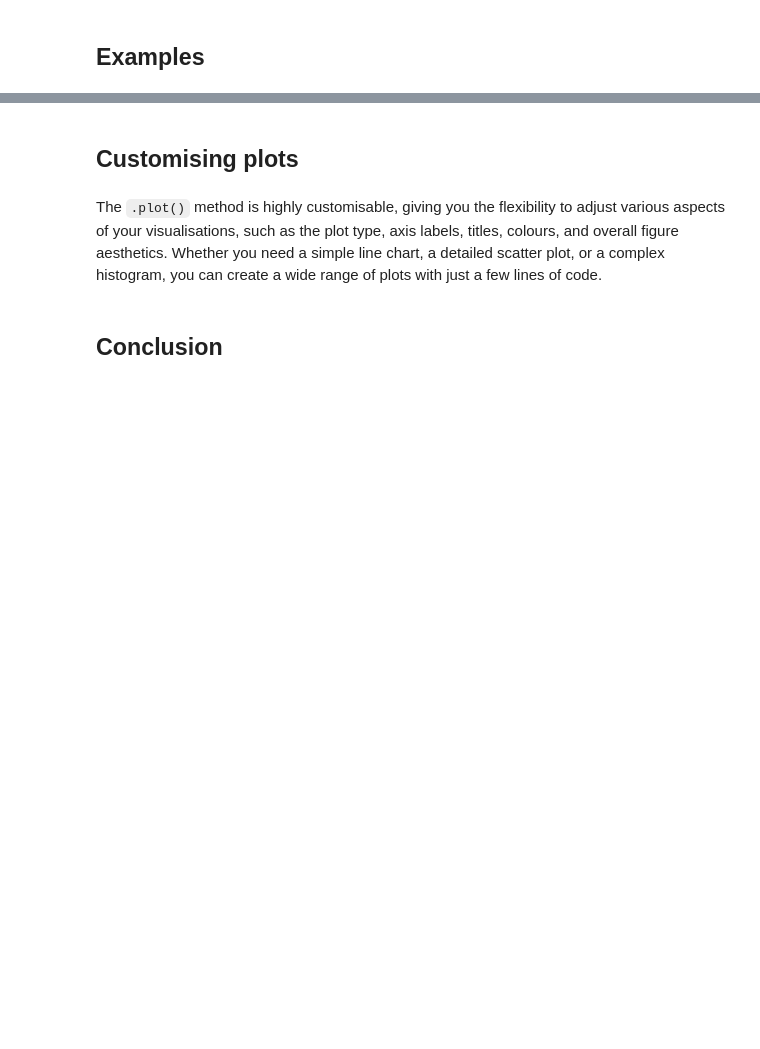
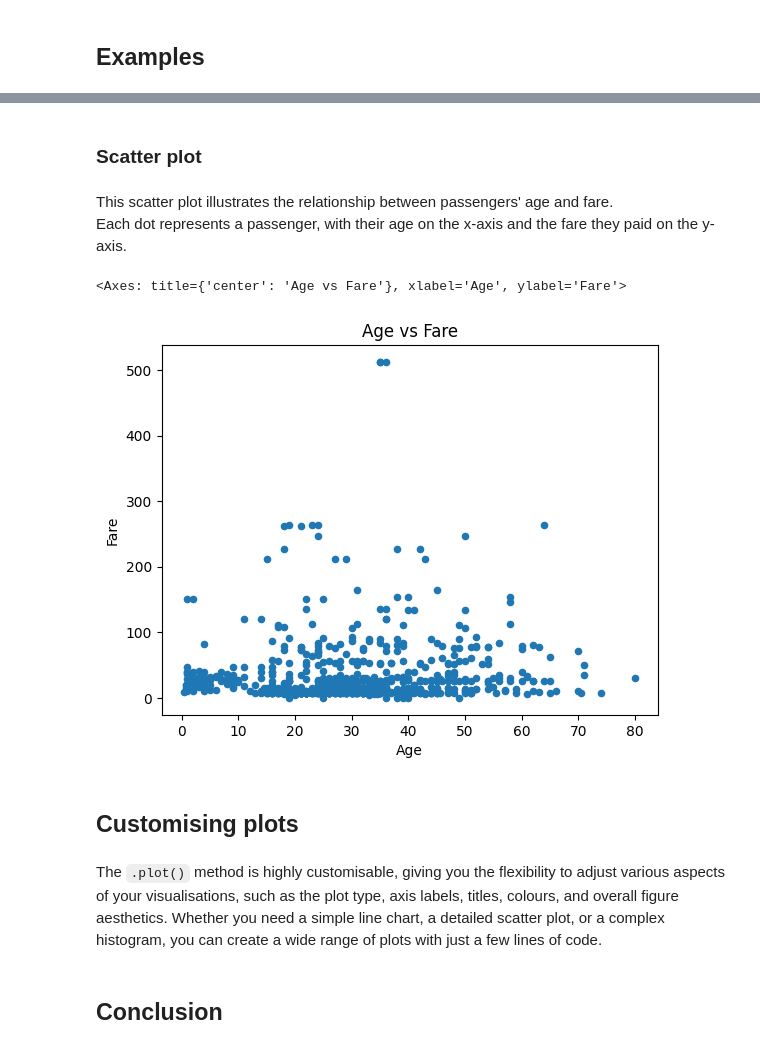
Before and after one commit to KUBDatalab/python, a Jupyter notebook: _sources/docs/pandas/05_pandas_plot.ipynb, the cells around one changed output, grey strips where cells are left out. Saved outputs shown, nothing was run; the diff lists cells and outputs as text; code cells hidden in the pictures; blank space fills up the shorter version.

```diff
--- a/_sources/docs/pandas/05_pandas_plot.ipynb
+++ b/_sources/docs/pandas/05_pandas_plot.ipynb
@@ -78,3 +82,15 @@ df.plot(kind='scatter', x='A', y='B')
+# %% [markdown]
+### Scatter plot
+# %% [markdown]
+This scatter plot illustrates the relationship between passengers' age and fare.\
+Each dot represents a passenger, with their age on the x-axis and the fare they paid on the y-axis.
+# %%
+# Scatter plot (requires x and y columns)
+
+titanic.plot(kind='scatter', x='Age', y='Fare', title='Age vs Fare')
+# %% [output]
+<Axes: title={'center': 'Age vs Fare'}, xlabel='Age', ylabel='Fare'>
+[figure, added]
 # %% [markdown]
 ## Customising plots
 # %% [markdown]
```
Also changed, not shown: parts of 13 cells of this notebook, 17 other files.
